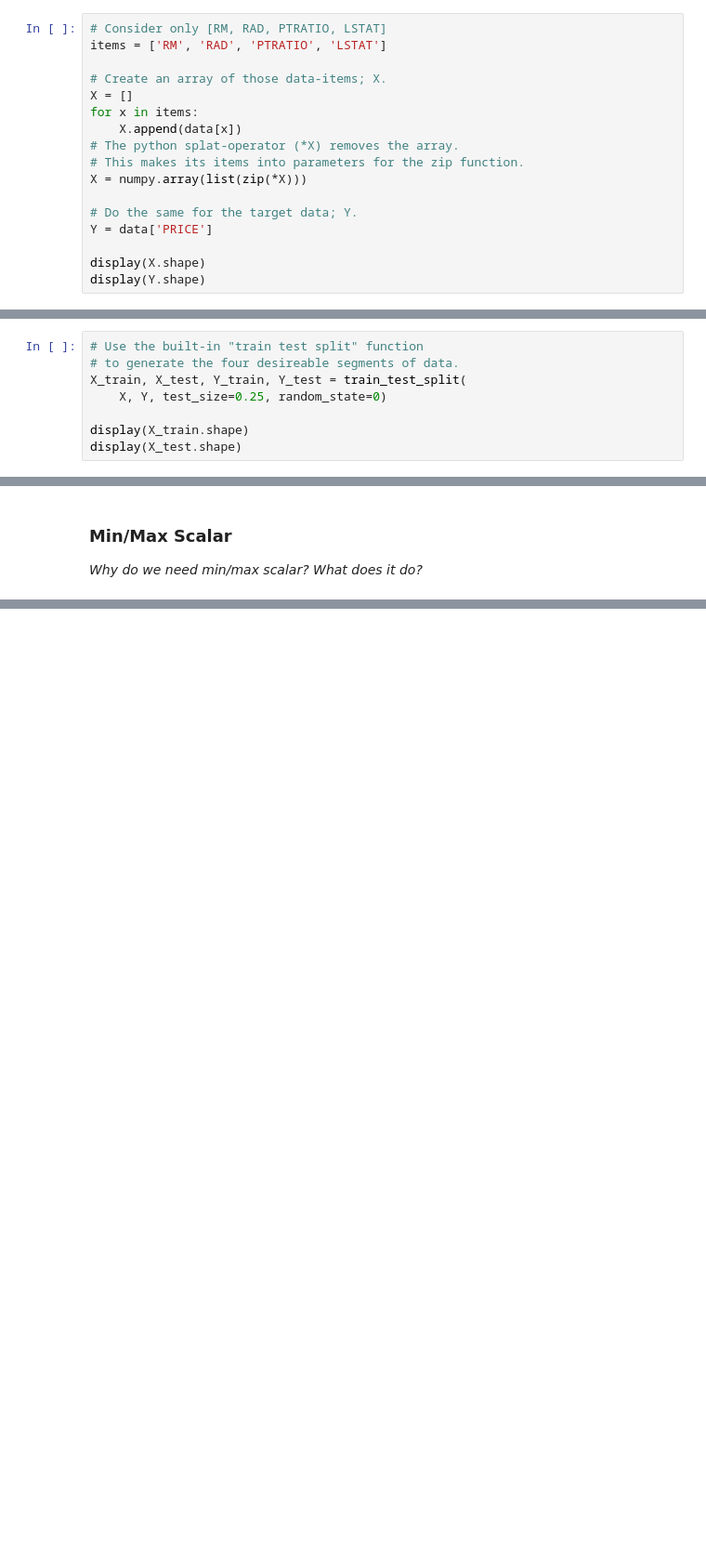
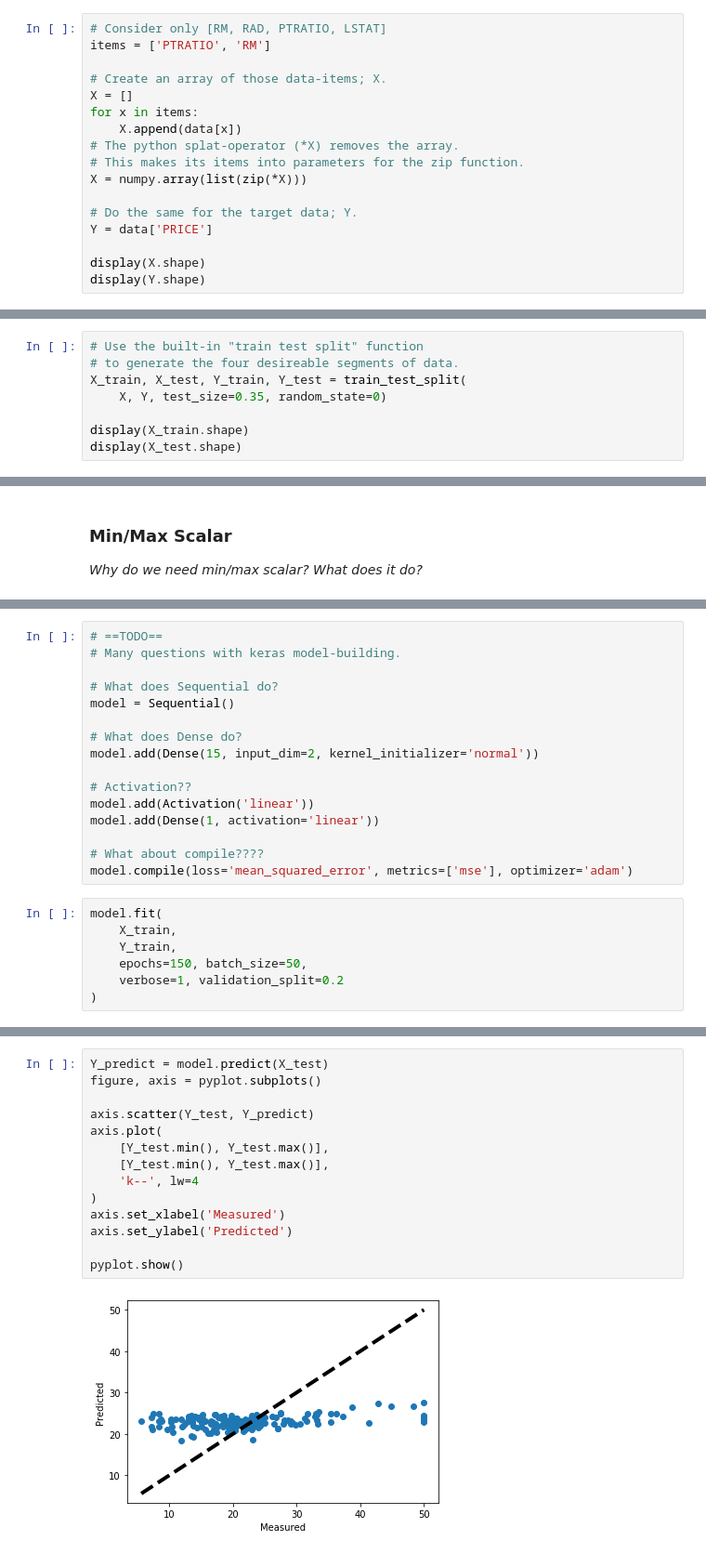
Before and after one commit to noltron000-coursework/keras-linreg-logreg, a Jupyter notebook: linear-regression.ipynb, the cells around one changed output, grey strips where cells are left out. Shown at 93% size. Drawn from its saved outputs; the diff is of its cells as text; blank space fills up the shorter version.

Commit message:
[upd] building model

```diff
--- a/linear-regression.ipynb
+++ b/linear-regression.ipynb
@@ -93,7 +98,7 @@ Once we remove those less-relevent variables, we are left with:
 - **LSTAT:** % lower status of the population
 # %%
 # Consider only [RM, RAD, PTRATIO, LSTAT]
-items = ['RM', 'RAD', 'PTRATIO', 'LSTAT']
+items = ['PTRATIO', 'RM']
 
 # Create an array of those data-items; X.
 X = []
@@ -119,7 +124,7 @@ display(Y.shape)
 # Use the built-in "train test split" function
 # to generate the four desireable segments of data.
 X_train, X_test, Y_train, Y_test = train_test_split(
-	X, Y, test_size=0.25, random_state=0)
+	X, Y, test_size=0.35, random_state=0)
 
 display(X_train.shape)
 display(X_test.shape)
@@ -182,0 +193,23 @@ array([[0.39111111],
+# %%
+# ==TODO==
+# Many questions with keras model-building.
+
+# What does Sequential do?
+model = Sequential()
+
+# What does Dense do?
+model.add(Dense(15, input_dim=2, kernel_initializer='normal'))
+
+# Activation??
+model.add(Activation('linear'))
+model.add(Dense(1, activation='linear'))
+
+# What about compile????
+model.compile(loss='mean_squared_error', metrics=['mse'], optimizer='adam')
+# %%
+model.fit(
+	X_train,
+	Y_train,
+	epochs=150, batch_size=50,
+	verbose=1, validation_split=0.2
+)
@@ -182,0 +235,16 @@ array([[0.39111111],
+# %%
+Y_predict = model.predict(X_test)
+figure, axis = pyplot.subplots()
+
+axis.scatter(Y_test, Y_predict)
+axis.plot(
+	[Y_test.min(), Y_test.max()],
+	[Y_test.min(), Y_test.max()],
+	'k--', lw=4
+)
+axis.set_xlabel('Measured')
+axis.set_ylabel('Predicted')
+
+pyplot.show()
+# %% [output]
+[figure, added]
```
Also changed, not shown: parts of 7 cells of this notebook.
